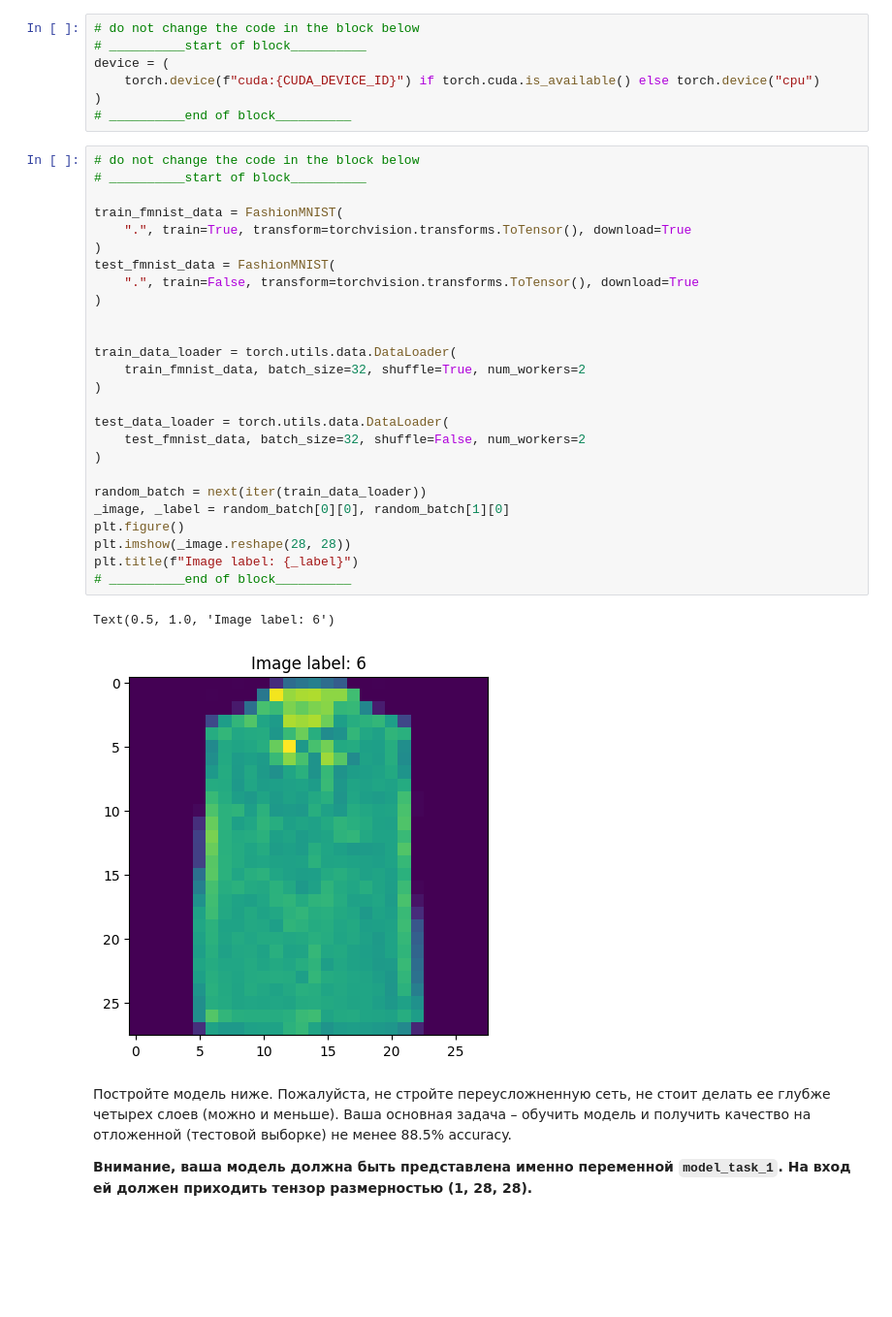
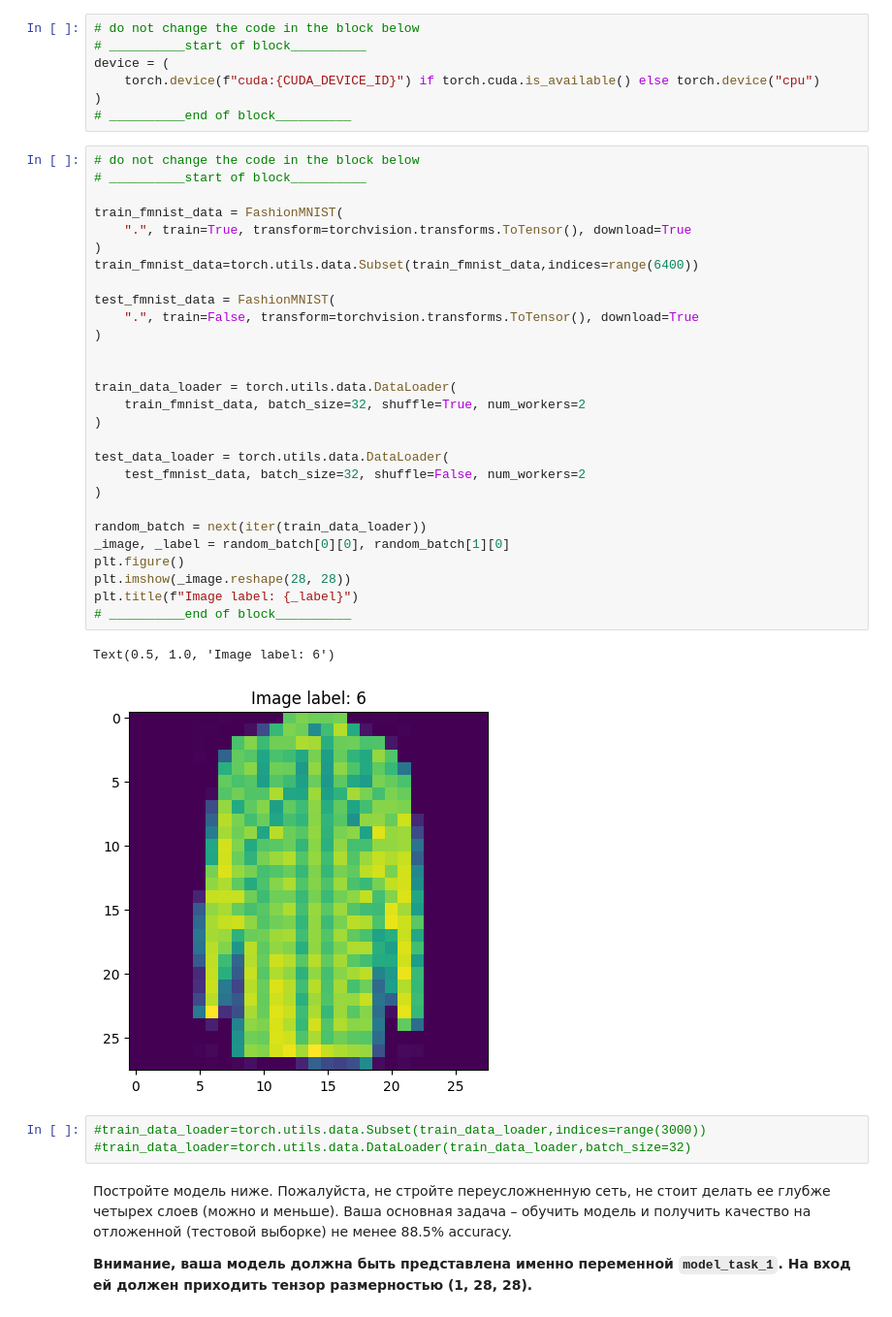
Before and after one commit to poteccc/ml-course, a Jupyter notebook: homeworks/hw01_classification/02_hw_fmnist_classification.ipynb, the cells around one changed output. Shown at 97% size. Drawn from its saved outputs; the diff is of its cells as text; blank space fills up the shorter version.

```diff
--- a/homeworks/hw01_classification/02_hw_fmnist_classification.ipynb
+++ b/homeworks/hw01_classification/02_hw_fmnist_classification.ipynb
@@ -99,32 +99,37 @@ device = (
 # %%
 # do not change the code in the block below
 # __________start of block__________
 
 train_fmnist_data = FashionMNIST(
     ".", train=True, transform=torchvision.transforms.ToTensor(), download=True
 )
+train_fmnist_data=torch.utils.data.Subset(train_fmnist_data,indices=range(6400))
+
 test_fmnist_data = FashionMNIST(
     ".", train=False, transform=torchvision.transforms.ToTensor(), download=True
 )
 
 
 train_data_loader = torch.utils.data.DataLoader(
     train_fmnist_data, batch_size=32, shuffle=True, num_workers=2
 )
 
 test_data_loader = torch.utils.data.DataLoader(
     test_fmnist_data, batch_size=32, shuffle=False, num_workers=2
 )
 
 random_batch = next(iter(train_data_loader))
 _image, _label = random_batch[0][0], random_batch[1][0]
 plt.figure()
 plt.imshow(_image.reshape(28, 28))
 plt.title(f"Image label: {_label}")
 # __________end of block__________
 # %% [output]
 Text(0.5, 1.0, 'Image label: 6')
-[figure, old version]
+[figure, new version]
+# %%
+#train_data_loader=torch.utils.data.Subset(train_data_loader,indices=range(3000))
+#train_data_loader=torch.utils.data.DataLoader(train_data_loader,batch_size=32)
 # %% [markdown]
 Постройте модель ниже. Пожалуйста, не стройте переусложненную сеть, не стоит делать ее глубже четырех слоев (можно и меньше). Ваша основная задача – обучить модель и получить качество на отложенной (тестовой выборке) не менее 88.5% accuracy.
 
```
Also changed, not shown: parts of 7 cells of this notebook.
